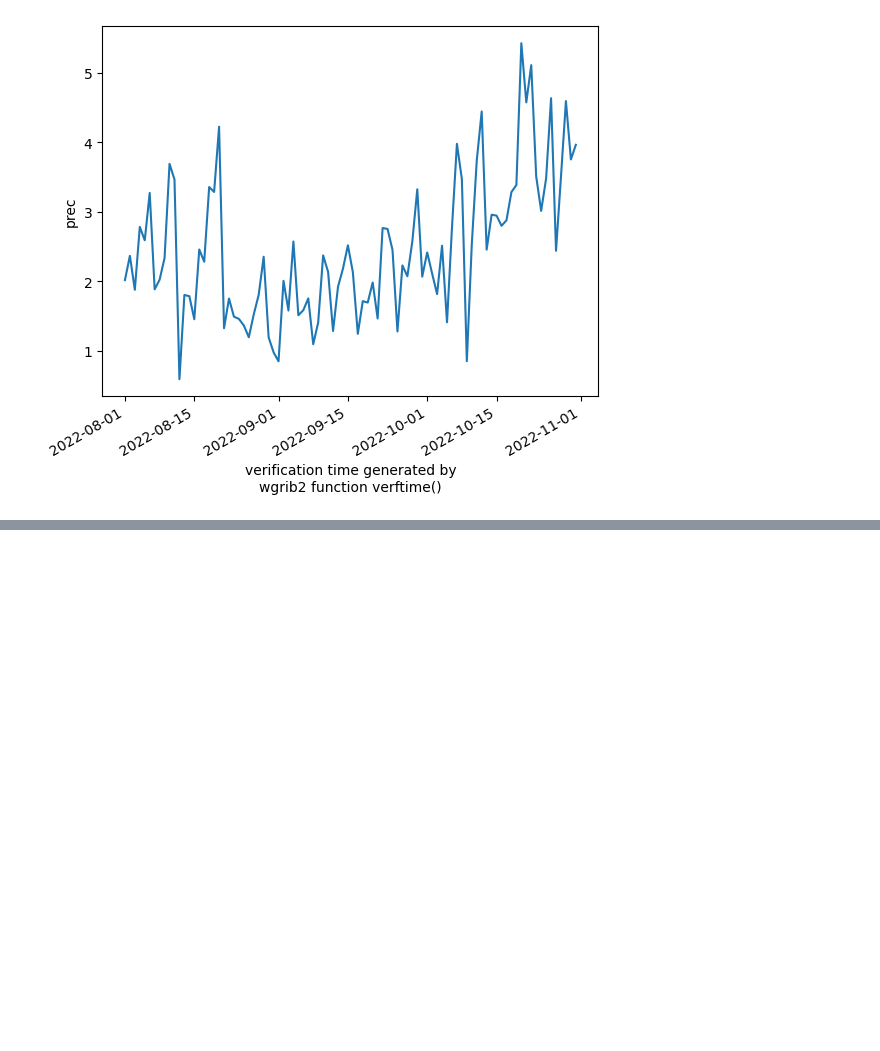
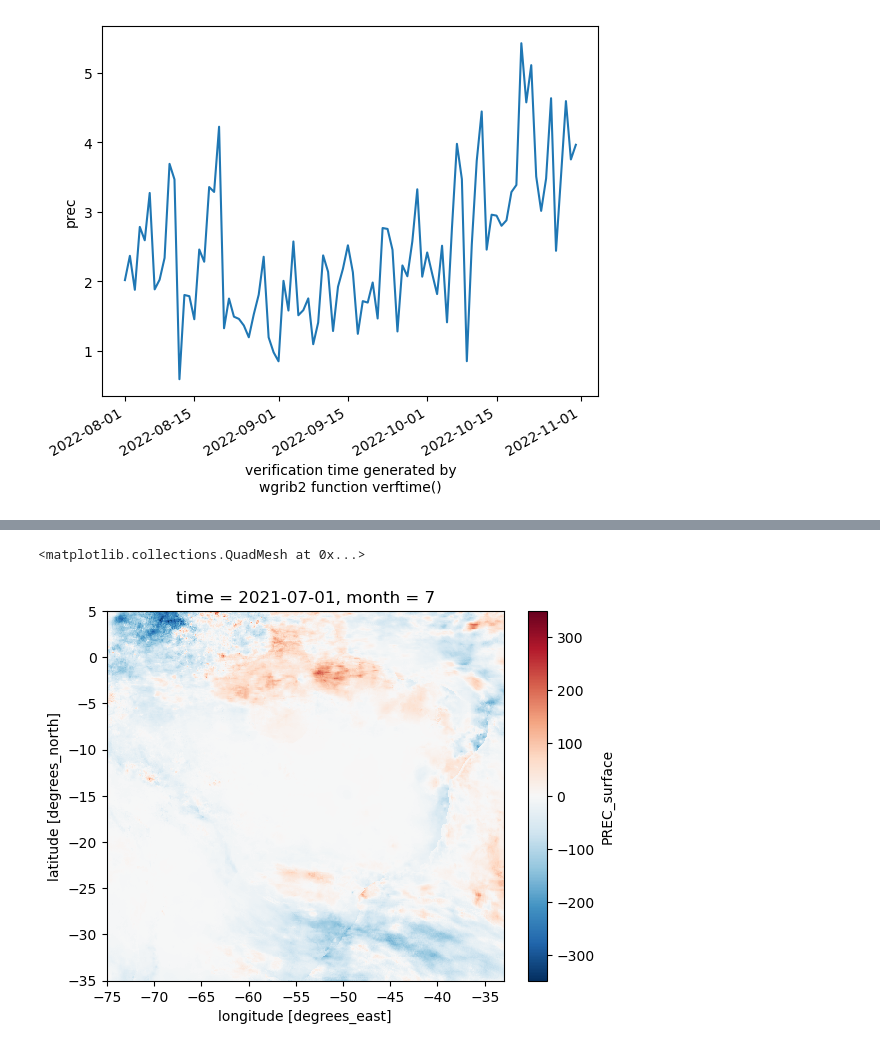
Before and after one commit to jgmsantos/cbmet_XXII, a Jupyter notebook: scripts/xarray.ipynb, the cells around one changed output, grey strips where cells are left out. Drawn from its saved outputs; the diff is of its cells as text; code cells hidden in the pictures; blank space fills up the shorter version.

```diff
--- a/scripts/xarray.ipynb
+++ b/scripts/xarray.ipynb
@@ -799,0 +960,5 @@ media_area.prec.plot()
+# %%
+anomalia.PREC_surface.sel(time='2021-07').plot()
+# %% [output]
+<matplotlib.collections.QuadMesh at 0x...>
+[figure, added]
```
Also changed, not shown: parts of 21 cells of this notebook, 3 other files.
